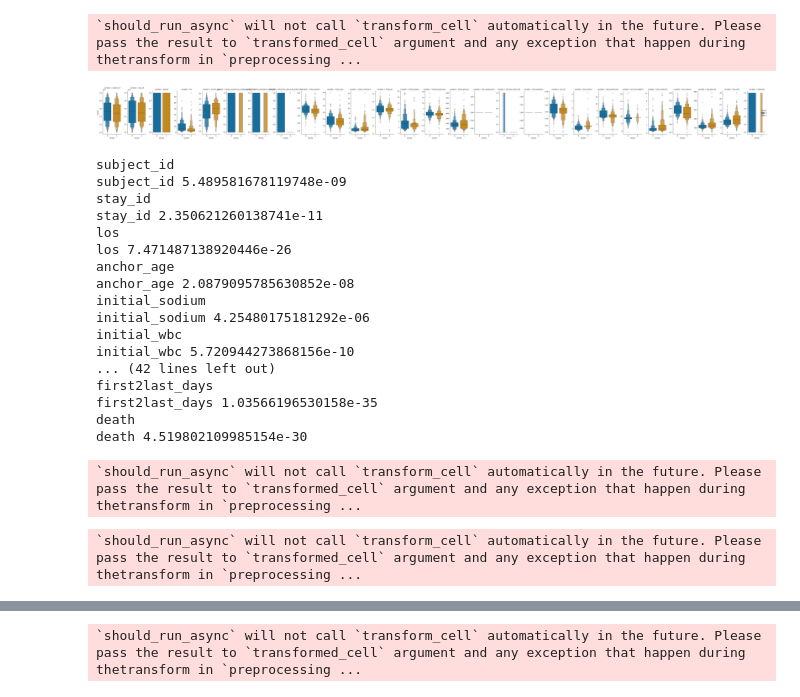
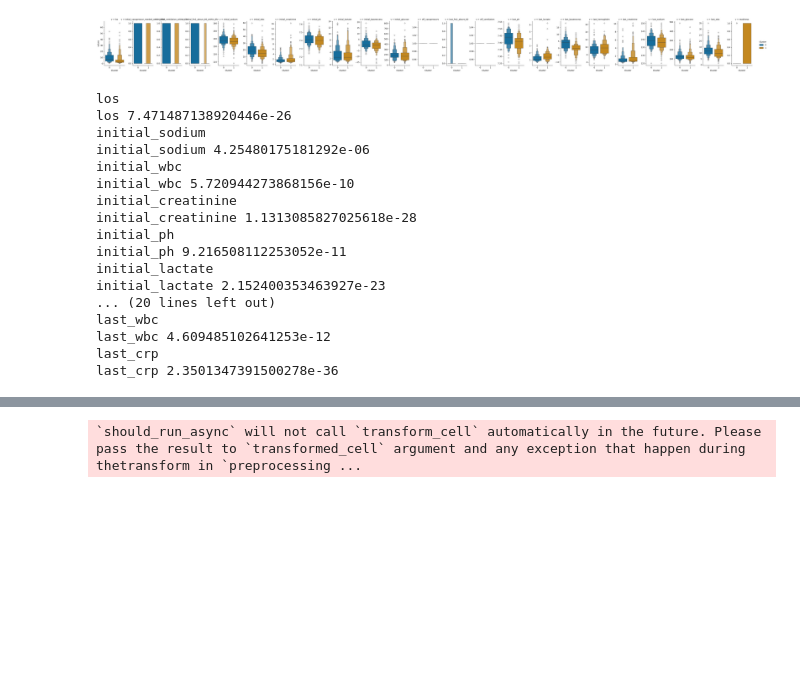
Before and after one commit to Duke-Datathon-2024/team-3, a Jupyter notebook: 15_Clustering.ipynb, the cells around one changed output, grey strips where cells are left out. Drawn from its saved outputs; the diff is of its cells as text; code cells hidden in the pictures; blank space fills up the shorter version.

Commit message:
Add files via upload
Improved cluster analysis, corrected calculations for Table 1

```diff
--- a/15_Clustering.ipynb
+++ b/15_Clustering.ipynb
@@ -110,2 +80,0 @@ df_cluster = df_filtered[['subject_id','stay_id', 'gender', 'los', 'anchor_age',
-# %%
-df = df_cluster.copy()
@@ -123,2 +87,0 @@ df['gender'] = df['gender'].replace({'M': 1, 'F': 0})
-# %%
-df.fillna(df.mean(), inplace=True)
@@ -130,0 +88,10 @@ features = df.drop(['gender', 'anchor_age', 'subject_id', 'stay_id'], axis=1)
+# %%
+features = df[['los',
+       'initial_vasopressor_needed_within_24hr',
+       'initial_ventilation_within_6hr', 'initial_fio2_above_60_within_6hr',
+       'initial_sodium', 'initial_wbc', 'initial_creatinine', 'initial_ph',
+       'initial_lactate', 'initial_baseexcess', 'initial_glucose', 'initial_crp',
+        'off_vasopressors', 'last_fio2_above_60',
+       'off_ventilation', 'last_ph', 'last_lactate', 'last_baseexcess',
+       'last_hemoglobin', 'last_creatinine', 'last_sodium', 'last_glucose',
+       'last_wbc', 'last_crp', 'readiness']].copy()
@@ -131,3 +114,6 @@ features = df.drop(['gender', 'anchor_age', 'subject_id', 'stay_id'], axis=1)
+# %%
+# Fill missing values with mean of each column
+features.fillna(features.mean(), inplace=True)
 # %%
 scaler = StandardScaler()
 features_scaled = scaler.fit_transform(features)
@@ -158,50 +138,59 @@ fig.show()
 The default value of `n_init` will change from 10 to 'auto' in 1.4. Set the value of `n_init` explicitly to suppress the warning
 [interactive output not drawn]
 # %%
-df_long = df.melt(id_vars='Cluster', value_vars=[col for col in df.columns if col != 'cluster_labels'], var_name='variable', value_name='values')
+df_long = df.melt(id_vars='Cluster', value_vars=['los',
+       'initial_vasopressor_needed_within_24hr',
+       'initial_ventilation_within_6hr', 'initial_fio2_above_60_within_6hr',
+       'initial_sodium', 'initial_wbc', 'initial_creatinine', 'initial_ph',
+       'initial_lactate', 'initial_baseexcess', 'initial_glucose',
+        'off_vasopressors', 'last_fio2_above_60',
+       'off_ventilation', 'last_ph', 'last_lactate', 'last_baseexcess',
+       'last_hemoglobin', 'last_creatinine', 'last_sodium', 'last_glucose',
+       'last_wbc', 'readiness'], var_name='v', value_name='values')
 
-sns.catplot(kind='boxen', data=df_long, col='variable', y='values', x='Cluster', hue='Cluster', aspect=0.45, palette="colorblind", sharey=False)
+sns.catplot(kind='boxen', data=df_long, col='v', y='values', x='Cluster', hue='Cluster',  aspect=0.5, height=4, palette="colorblind", sharey=False)
 #sns.factorplot(kind='box', data=df_long, col='variable', y='values', x='Cluster', hue='Cluster', palette="colorblind", sharey=False)
 
-plt.tight_layout()
-
-plt.Figure(figsize=(12, 5))
+# plt.tight_layout()
+plt.Figure(figsize=(25, 15))
 plt.show()
 # %% [output]
-`should_run_async` will not call `transform_cell` automatically in the future. Please pass the result to `transformed_cell` argument and any exception that happen during thetransform in `preprocessing ...
-[figure, old version]
+[figure, new version]
 # %%
 # normality test
 from scipy.stats import shapiro
 from scipy.stats import kstest
-df2 = df2.drop(columns=['first_procedure', 'last_procedure'])
-continuous_list = [col for col in df2.columns if (col not in categorical)]
+
+categorical = ['gender', 'initial_vasopressor_needed_within_24hr',
+       'initial_ventilation_within_6hr', 'initial_fio2_above_60_within_6hr', 'off_vasopressors', 'last_fio2_above_60',
+       'off_ventilation', 'readiness']
+continuous_list = ['los',
+       'initial_sodium', 'initial_wbc', 'initial_creatinine', 'initial_ph',
+       'initial_lactate', 'initial_baseexcess', 'initial_glucose', 'initial_crp',
+       'last_ph', 'last_lactate', 'last_baseexcess',
+       'last_hemoglobin', 'last_creatinine', 'last_sodium', 'last_glucose',
+       'last_wbc', 'last_crp']
 
 for s in continuous_list:
   print(s)
-  stat, p0 = shapiro(df2[s])
+  stat, p0 = shapiro(features[s])
   print(s, p0)
 # %% [output]
-subject_id
-subject_id 5.489581678119748e-09
-stay_id
-stay_id 2.350621260138741e-11
 los
 los 7.471487138920446e-26
-anchor_age
-anchor_age 2.0879095785630852e-08
 initial_sodium
 initial_sodium 4.25480175181292e-06
 initial_wbc
 initial_wbc 5.720944273868156e-10
-... (42 lines left out)
-first2last_days
-first2last_days 1.03566196530158e-35
-death
-death 4.519802109985154e-30
+initial_creatinine
+initial_creatinine 1.1313085827025618e-28
+initial_ph
+initial_ph 9.216508112253052e-11
+initial_lactate
+initial_lactate 2.152400353463927e-23
+... (20 lines left out)
+last_wbc
+last_wbc 4.609485102641253e-12
+last_crp
+last_crp 2.3501347391500278e-36
-`should_run_async` will not call `transform_cell` automatically in the future. Please pass the result to `transformed_cell` argument and any exception that happen during thetransform in `preprocessing ...
-# %%
-df_dead = df[~df['dod'].isna() & (df['dod'] >= df['outtime'])]
-# %% [output]
-`should_run_async` will not call `transform_cell` automatically in the future. Please pass the result to `transformed_cell` argument and any exception that happen during thetransform in `preprocessing ...
 # %%
```
Also changed, not shown: parts of 28 cells of this notebook.
